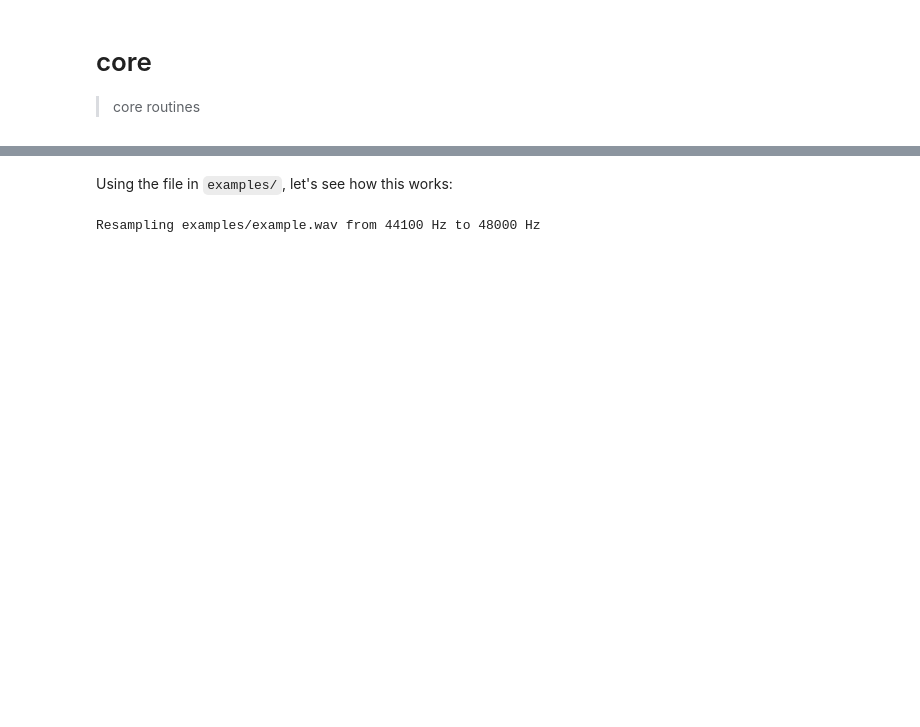
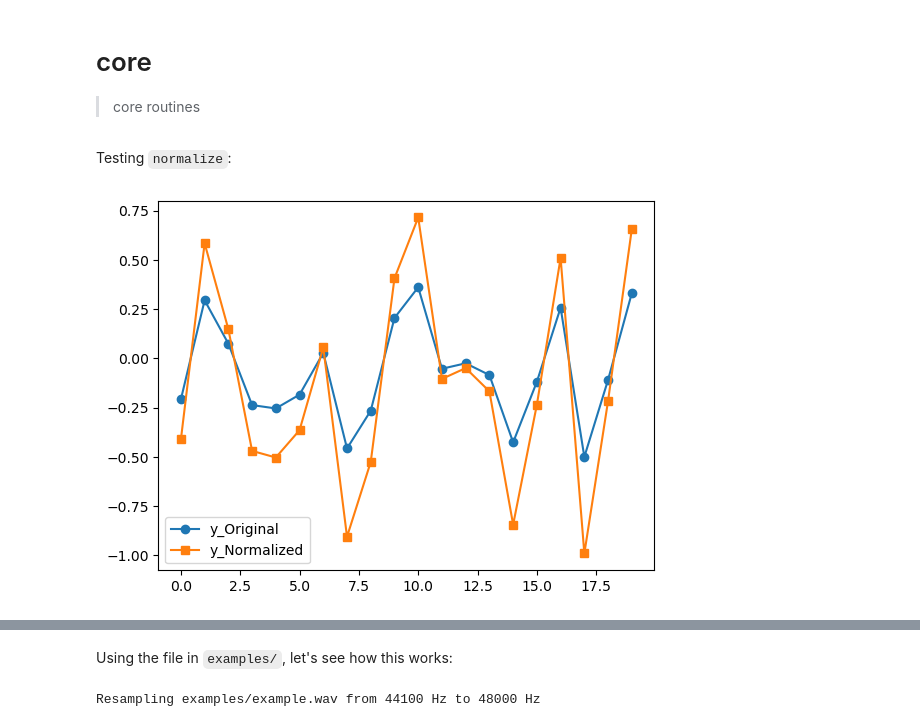
Before and after one commit to drscotthawley/aeiou, a Jupyter notebook: 00_core.ipynb, the cells around one changed output, grey strips where cells are left out. Saved outputs shown, nothing was run; the diff lists cells and outputs as text; code cells hidden in the pictures; blank space fills up the shorter version.

Commit message:
added normalization options for general usage and for loading audio

```diff
--- a/00_core.ipynb
+++ b/00_core.ipynb
@@ -20,2 +21,42 @@ import numpy as np
 import os
 from einops import rearrange
+# %%
+#|export
+def normalize_audio(
+    audio_in,           # input array/tensor  (numpy or Pytorch)
+    norm='global', # global (use max-abs of whole clip) | channel (per-channel norm'd individually) | ''/None
+    ):
+    "normalize audio, based on the max of the absolute value"
+    audio_out = audio_in.clone() if torch.is_tensor(audio_in) else audio_in.copy()  # rudimentary PyTorch/NumPy support
+    if ('global' == norm) or  len(audio_in.shape)< 2:
+        absmax = abs(audio_in).max()
+        audio_out = 0.99*audio_in/absmax if absmax != 0 else audio_in  # 0.99 = just below clipping
+    elif 'channel' == norm:
+        for c in range(audio_in.shape[0]):  # this loop is slow but sure. TODO: do it fast but still avoid div by zero
+            absmax = abs(audio_in[c]).max()
+            audio_out[c] = 0.99*audio_in[c]/absmax if absmax != 0 else audio_in[c]  # 0.99 = just below clipping
+      #anything else, pass unchanged
+    return audio_out
+# %% [markdown]
+Testing `normalize`:
+# %%
+#|hide
+import matplotlib.pyplot as plt
+
+def plot_norm_inout(y, y2):
+    x = np.arange(y.shape[-1])
+    if len(y.shape) < 2:
+        plt.plot(y,'o-', label=f'y_Original')
+        plt.plot(y2,'s-', label=f'y_Normalized')
+    else:
+        for c in range(y.shape[0]): #loop over channels
+            plt.plot(y[c],'o-', label=f'y_{c}_Original')
+            plt.plot(y2[c],'s-', label=f'y_{c}_Normalized')
+    plt.legend()
+    plt.show()
+# %%
+y = np.random.rand(20)-0.5  # mono
+y2 = normalize_audio(y)
+plot_norm_inout(y, y2) # I wrote a little test function just to plot these for the documentation; not part of aeiou
+# %% [output]
+[figure, added]
```
Also changed, not shown: parts of 11 cells of this notebook, 2 other files.
